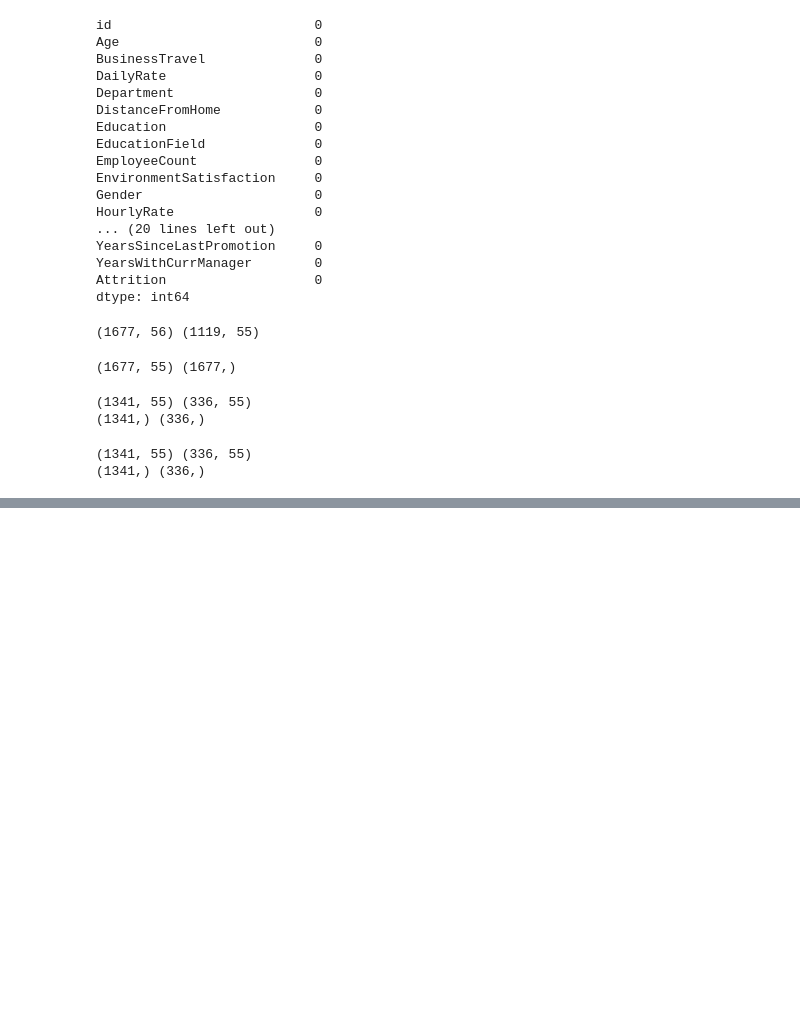
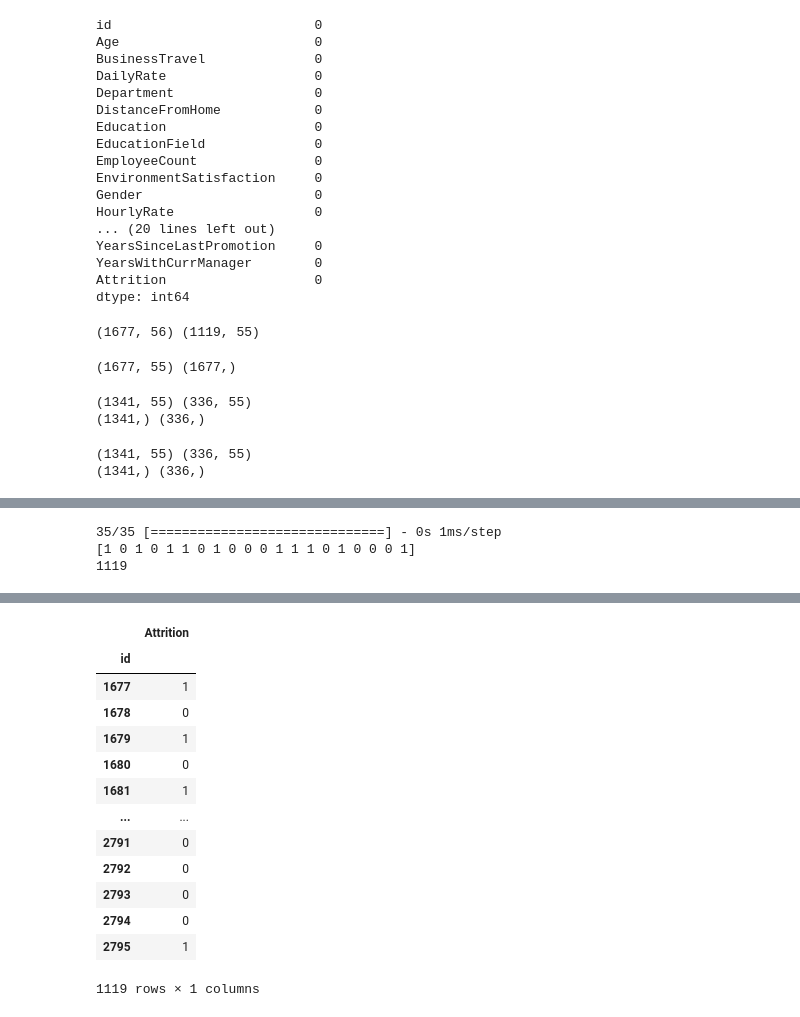
Before and after one commit to ksqrt/KaggleCompetitions, a Jupyter notebook: Playground Series Season 3, Episode 3/test.ipynb, the cells around one changed output, grey strips where cells are left out. Drawn from its saved outputs; the diff is of its cells as text; code cells hidden in the pictures; blank space fills up the shorter version.

```diff
--- a/Playground Series Season 3, Episode 3/test.ipynb
+++ b/Playground Series Season 3, Episode 3/test.ipynb
@@ -227,0 +226,31 @@ No artists with labels found to put in legend.  Note that artists whose label st
+# %%
+y_submit = model.predict(test_csv)
+# print(y_submit[:20])
+
+# 1 과 1로 이진변환해주는 코드
+y_submit =y_submit.flatten()
+# y_predict 가 0.5 보다 크면 1 아니면 0 반환
+y_submit = np.where(y_submit > 0.5, 1 , 0)
+print(y_submit[:20])
+
+print(len(y_submit))
+# %% [output]
+35/35 [==============================] - 0s 1ms/step
+[1 0 1 0 1 1 0 1 0 0 0 1 1 1 0 1 0 0 0 1]
+1119
+# %%
+preds =[]
+
+preds.append(model.predict(test_csv))
+pred = np.average(np.array(preds),axis=0)
+
+pred
+
+# 15-3 경로와 파일명 지정
+submission = pd.read_csv(path +"sample_submission.csv",index_col="id")
+submission['Attrition'] = pred
+# 임계값을 0 으로 변경
+submission['Attrition'] = np.where(submission['Attrition'] > 0.5, 1 , 0)
+
+submission.to_csv(path+"submission_4.csv")
+# %% [output]
@@ -227,0 +258,14 @@ No artists with labels found to put in legend.  Note that artists whose label st
+|  | Attrition |
+| id |  |
+| 1677 | 1 |
+| 1678 | 0 |
+| 1679 | 1 |
+| 1680 | 0 |
+| 1681 | 1 |
+| ... | ... |
+| 2791 | 0 |
+| 2792 | 0 |
+| 2793 | 0 |
+| 2794 | 0 |
+| 2795 | 1 |
+1119 rows × 1 columns
```
Also changed, not shown: parts of 6 cells of this notebook, 3 other files.
